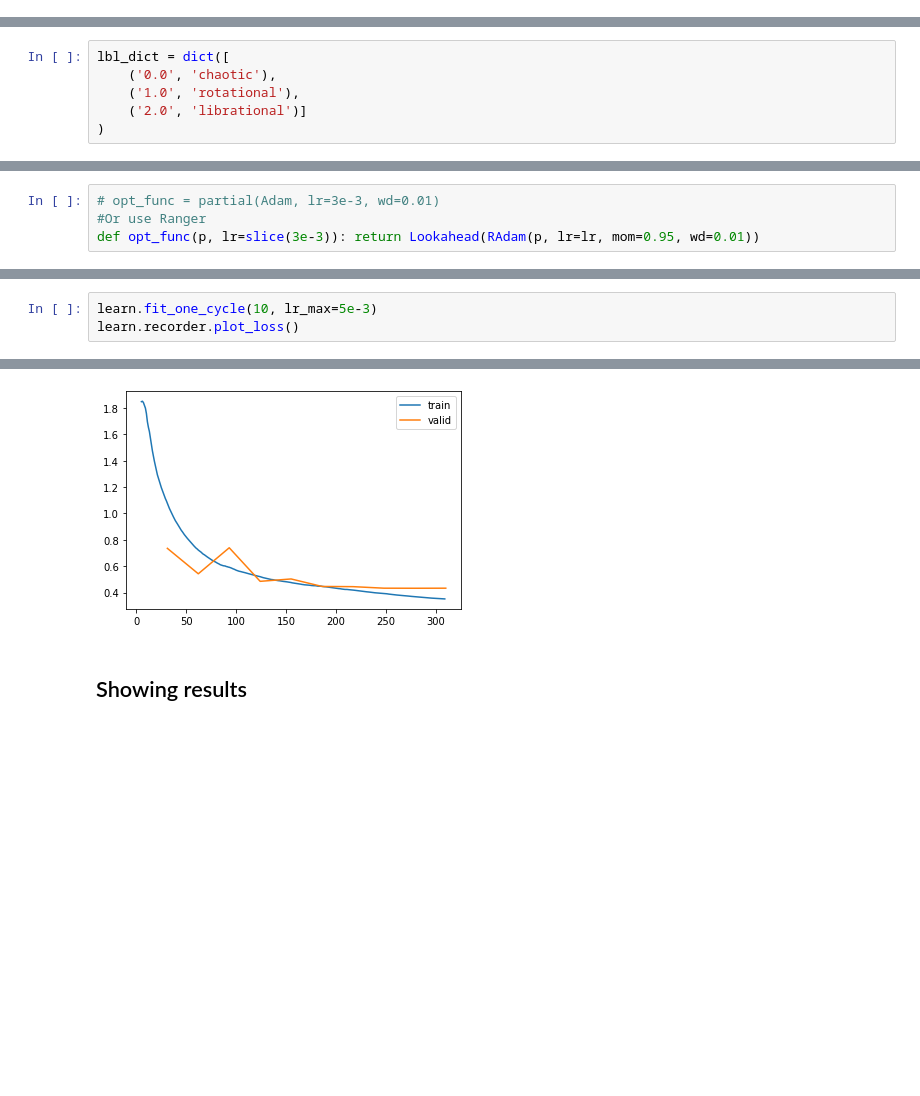
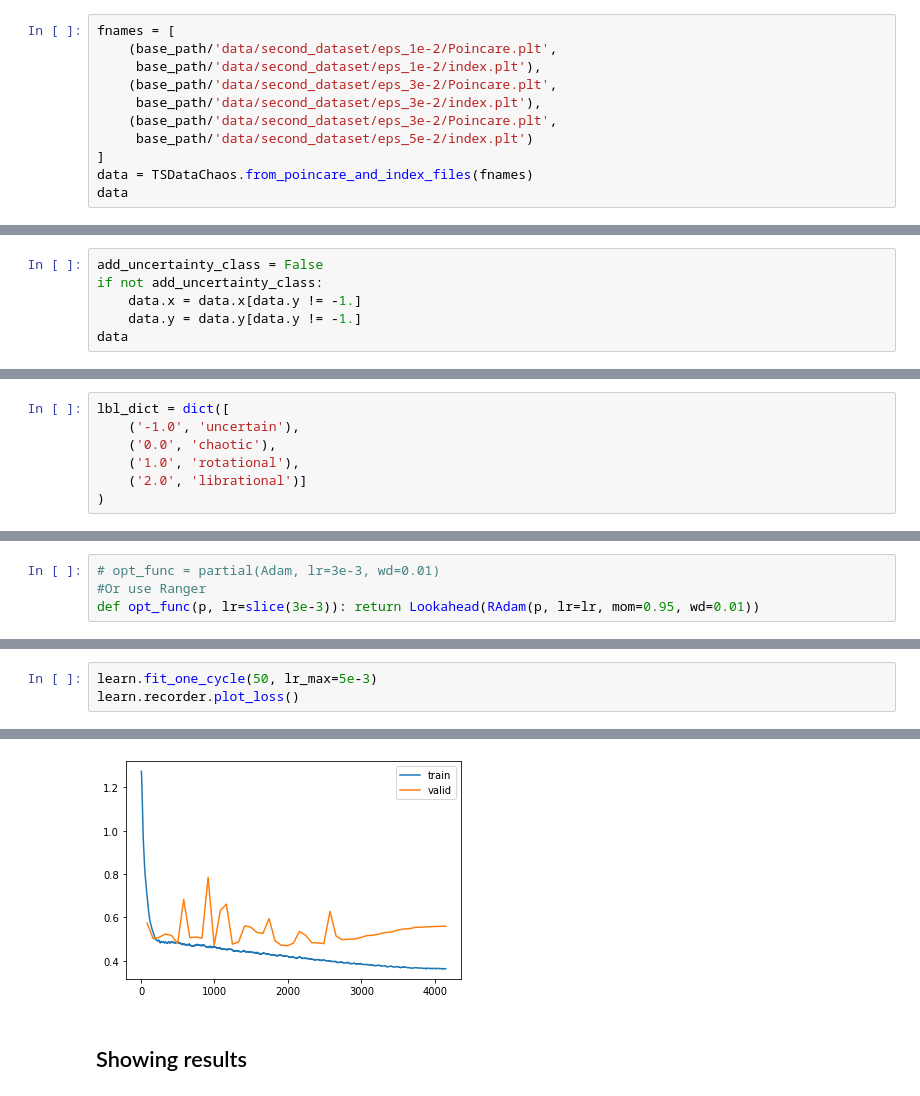
Before and after one commit to vrodriguezf/mlchaos, a Jupyter notebook: nbs/_motion_classification_time_series.ipynb, the cells around one changed output, grey strips where cells are left out. Drawn from its saved outputs; the diff is of its cells as text; blank space fills up the shorter version.

Commit message:
Training on second dataset

```diff
--- a/nbs/_motion_classification_time_series.ipynb
+++ b/nbs/_motion_classification_time_series.ipynb
@@ -47,0 +35,11 @@ TSDataChaos:
+# %%
+fnames = [
+    (base_path/'data/second_dataset/eps_1e-2/Poincare.plt',
+     base_path/'data/second_dataset/eps_1e-2/index.plt'),
+    (base_path/'data/second_dataset/eps_3e-2/Poincare.plt',
+     base_path/'data/second_dataset/eps_3e-2/index.plt'),
+    (base_path/'data/second_dataset/eps_3e-2/Poincare.plt',
+     base_path/'data/second_dataset/eps_5e-2/index.plt')
+]
+data = TSDataChaos.from_poincare_and_index_files(fnames)
+data
@@ -47,0 +63,6 @@ TSDataChaos:
+# %%
+add_uncertainty_class = False
+if not add_uncertainty_class:
+    data.x = data.x[data.y != -1.]
+    data.y = data.y[data.y != -1.]
+data
@@ -57,6 +87,7 @@ splits
 ##  Creating a `Datasets` object
 # %%
 lbl_dict = dict([
+    ('-1.0', 'uncertain'),
     ('0.0', 'chaotic'),
     ('1.0', 'rotational'),
     ('2.0', 'librational')]
@@ -175,5 +206,5 @@ lr_min, lr_steep
 # %%
-learn.fit_one_cycle(10, lr_max=5e-3)
+learn.fit_one_cycle(50, lr_max=5e-3)
 learn.recorder.plot_loss()
 # %% [output]
 | epoch | train_loss | valid_loss | accuracy | time |
@@ -190,4 +227,4 @@ learn.recorder.plot_loss()
-[figure, old version]
+[figure, new version]
 # %% [markdown]
 ## Showing results
 # %% [markdown]
```
Also changed, not shown: parts of 19 cells of this notebook, 2 other files.
